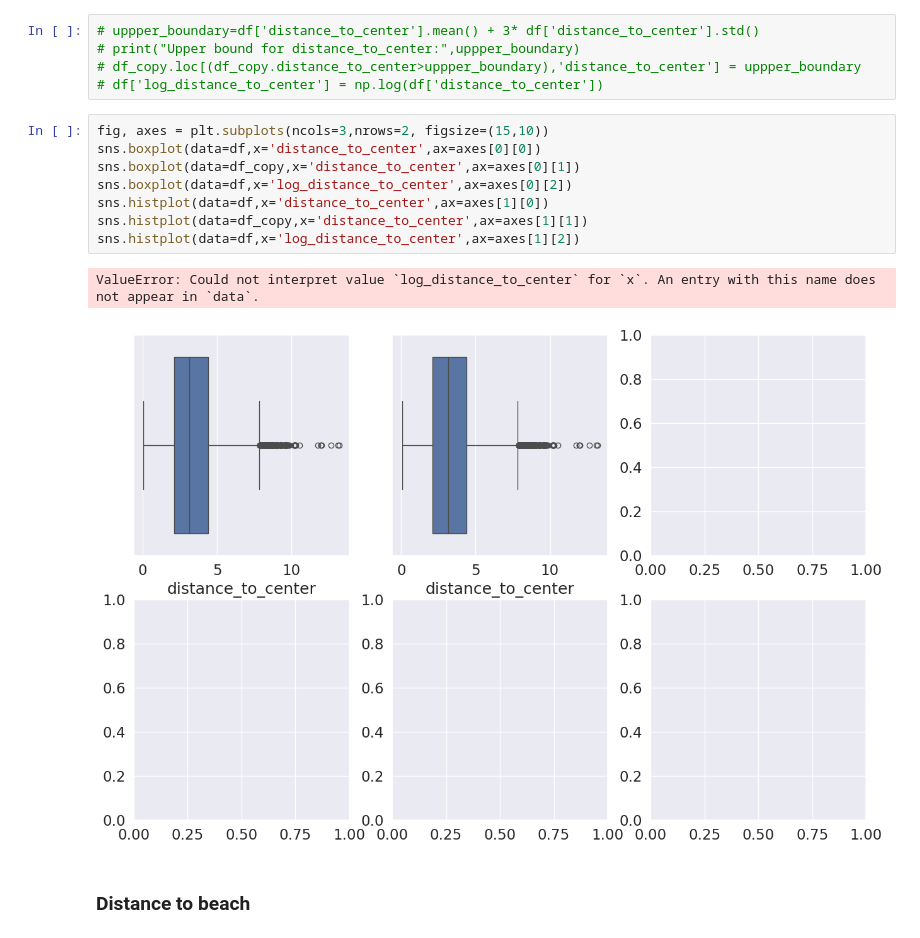
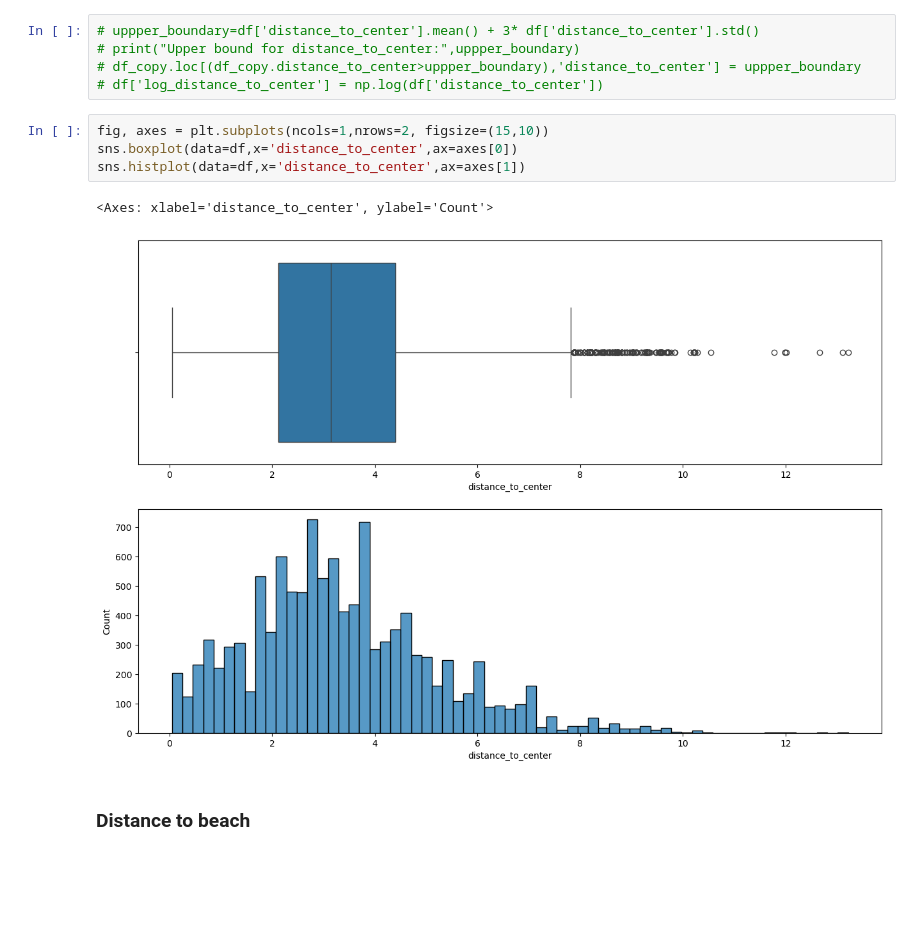
Before and after one commit to aduy2408/Project_ADY201m, a Jupyter notebook: Data/Visualizing_data.ipynb, the cells around one changed output. Drawn from its saved outputs; the diff is of its cells as text; blank space fills up the shorter version.

```diff
--- a/Data/Visualizing_data.ipynb
+++ b/Data/Visualizing_data.ipynb
@@ -140,16 +139,12 @@ sns.histplot(data=df,x='log_length',ax=axes[1][2])
 # df_copy.loc[(df_copy.distance_to_center>uppper_boundary),'distance_to_center'] = uppper_boundary
 # df['log_distance_to_center'] = np.log(df['distance_to_center'])
 # %%
-fig, axes = plt.subplots(ncols=3,nrows=2, figsize=(15,10))
-sns.boxplot(data=df,x='distance_to_center',ax=axes[0][0])
-sns.boxplot(data=df_copy,x='distance_to_center',ax=axes[0][1])
-sns.boxplot(data=df,x='log_distance_to_center',ax=axes[0][2])
-sns.histplot(data=df,x='distance_to_center',ax=axes[1][0])
-sns.histplot(data=df_copy,x='distance_to_center',ax=axes[1][1])
-sns.histplot(data=df,x='log_distance_to_center',ax=axes[1][2])
+fig, axes = plt.subplots(ncols=1,nrows=2, figsize=(15,10))
+sns.boxplot(data=df,x='distance_to_center',ax=axes[0])
+sns.histplot(data=df,x='distance_to_center',ax=axes[1])
 # %% [output]
-ValueError: Could not interpret value `log_distance_to_center` for `x`. An entry with this name does not appear in `data`.
+<Axes: xlabel='distance_to_center', ylabel='Count'>
-[figure, old version]
+[figure, new version]
 # %% [markdown]
 ### Distance to beach
 # %%
```
Also changed, not shown: parts of 14 cells of this notebook.
